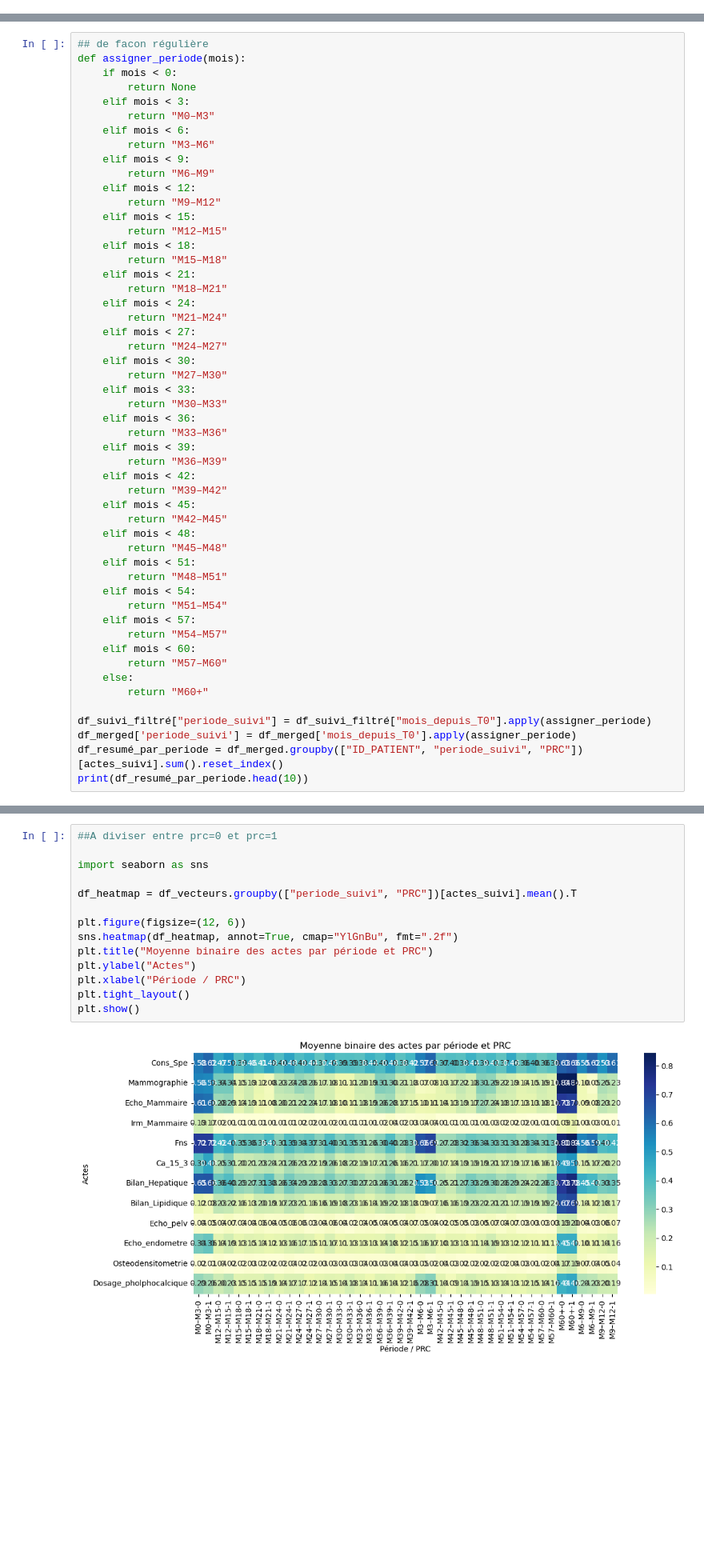
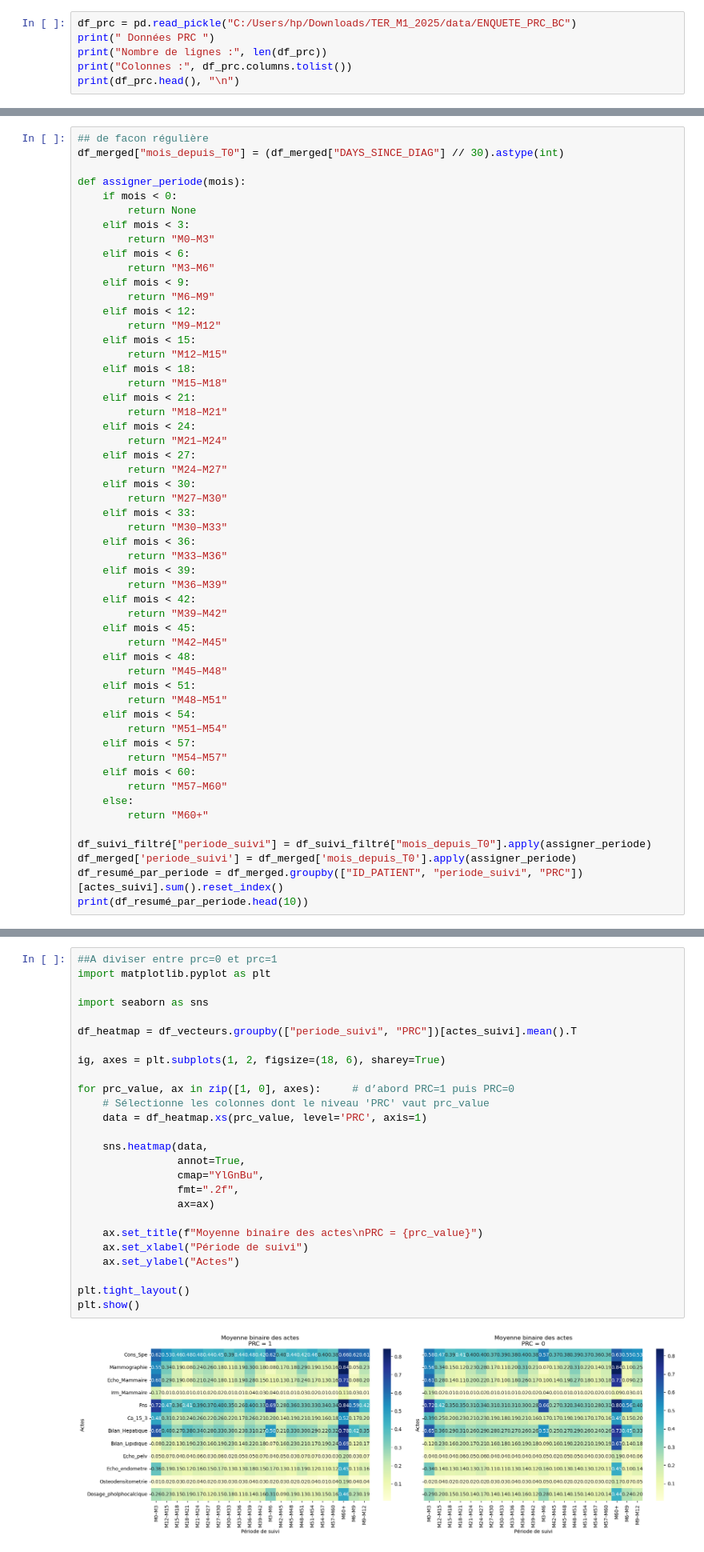
Before and after one commit to hemza1/TER_M1_2025, a Jupyter notebook: notebooks/test.ipynb, the cells around one changed output, grey strips where cells are left out. Shown at 80% size. Drawn from its saved outputs; the diff is of its cells as text; blank space fills up the shorter version.

```diff
--- a/notebooks/test.ipynb
+++ b/notebooks/test.ipynb
@@ -30,3 +30,9 @@ Nombre de lignes : 485287
 4  275  CT, HT, RT, SURG
 
 [5 rows x 38 columns]
+# %%
+df_prc = pd.read_pickle("C:/Users/hp/Downloads/TER_M1_2025/data/ENQUETE_PRC_BC")
+print(" Données PRC ")
+print("Nombre de lignes :", len(df_prc))
+print("Colonnes :", df_prc.columns.tolist())
+print(df_prc.head(), "\n")
@@ -170,6 +186,8 @@ Nombre d’actes post-T0 pertinents au suivi : 76828
 243               1                   0                       0
 # %%
 ## de facon régulière
+df_merged["mois_depuis_T0"] = (df_merged["DAYS_SINCE_DIAG"] // 30).astype(int)
+
 def assigner_periode(mois):
     if mois < 0:
         return None
@@ -332,19 +312,31 @@ df_vecteurs.head(20)
 # %%
 ##A diviser entre prc=0 et prc=1
+import matplotlib.pyplot as plt
 
 import seaborn as sns
 
 df_heatmap = df_vecteurs.groupby(["periode_suivi", "PRC"])[actes_suivi].mean().T
 
-plt.figure(figsize=(12, 6))
-sns.heatmap(df_heatmap, annot=True, cmap="YlGnBu", fmt=".2f")
-plt.title("Moyenne binaire des actes par période et PRC")
-plt.ylabel("Actes")
-plt.xlabel("Période / PRC")
+ig, axes = plt.subplots(1, 2, figsize=(18, 6), sharey=True)
+
+for prc_value, ax in zip([1, 0], axes):     # d’abord PRC=1 puis PRC=0
+    # Sélectionne les colonnes dont le niveau 'PRC' vaut prc_value
+    data = df_heatmap.xs(prc_value, level='PRC', axis=1)
+
+    sns.heatmap(data,
+                annot=True,
+                cmap="YlGnBu",
+                fmt=".2f",
+                ax=ax)
+
+    ax.set_title(f"Moyenne binaire des actes\nPRC = {prc_value}")
+    ax.set_xlabel("Période de suivi")
+    ax.set_ylabel("Actes")
+
 plt.tight_layout()
 plt.show()
 # %% [output]
-[figure, old version]
+[figure, new version]
 # %% [markdown]
 Les premières analyses descriptives (moyennes, heatmaps) montrent que les femmes avec PRC=1 présentent un suivi plus fréquent que celles avec PRC=0, en particulier au niveau des consultations médicales et bilans biologiques, dès les premiers mois post-traitement.
 # %%
```
Also changed, not shown: parts of 38 cells of this notebook.
